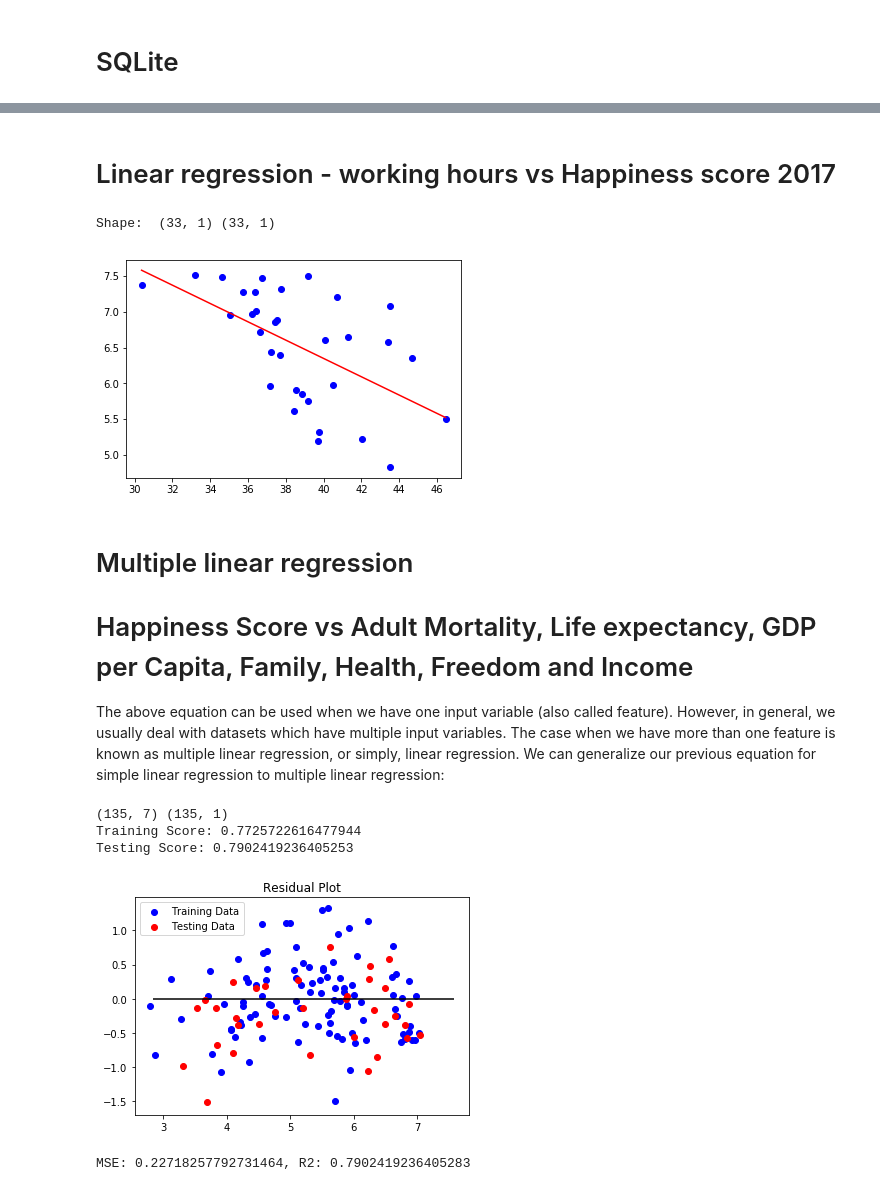
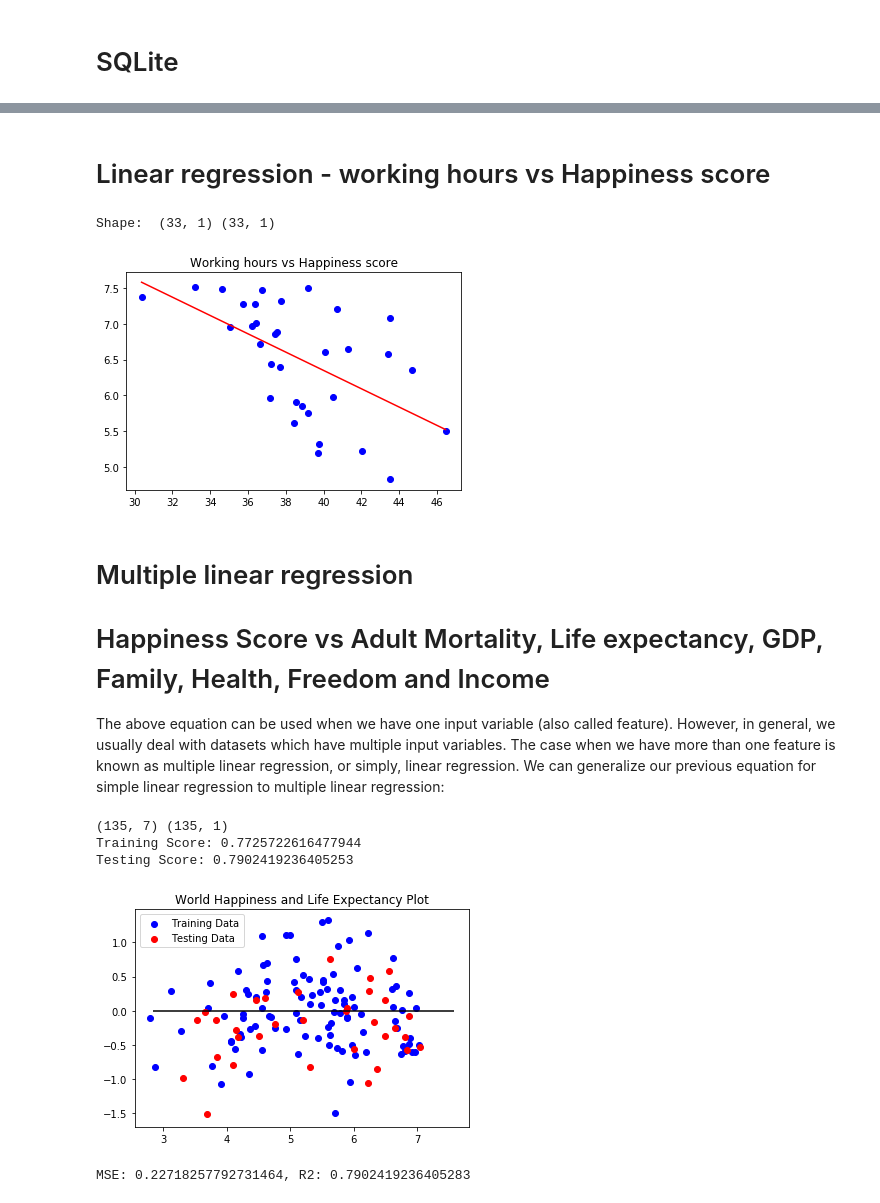
Before and after one commit to xliu510/Happiness, a Jupyter notebook: Import-export-clean-data.ipynb, the cells around one changed output, grey strips where cells are left out. Drawn from its saved outputs; the diff is of its cells as text; code cells hidden in the pictures.

```diff
--- a/Import-export-clean-data.ipynb
+++ b/Import-export-clean-data.ipynb
@@ -175,28 +177,29 @@ Shape:  (135, 1) (135, 1)
 # %% [markdown]
-# Linear regression - working hours vs Happiness score 2017
+# Linear regression - working hours vs Happiness score
 # %%
 # Create the model and fit the model to the data
 # Assign the data to X and y
 X = weekly_hours_avg_worked_job_ml_df_value_new_drop.Value.values.reshape(-1, 1)
 y = weekly_hours_avg_worked_job_ml_df_value_new_drop.Happiness_Score_2017.values.reshape(-1, 1)
 print("Shape: ", X.shape, y.shape)
 
 model = LinearRegression()
 model.fit(X, y)
 x_min = np.array([[X.min()]])
 x_max = np.array([[X.max()]])
 y_min = model.predict(x_min)
 y_max = model.predict(x_max)
 #Plot
 plt.scatter(X, y, c='blue')
 plt.plot([x_min[0], x_max[0]], [y_min[0], y_max[0]], c='red')
-plt.savefig('ml-images/weekly_hours_avg_worked_linear.png')
+plt.title('Working hours vs Happiness score')
+plt.savefig('flask/static/img/weekly_hours_avg_worked_linear.png')
 # %% [output]
 Shape:  (33, 1) (33, 1)
-[figure, old version]
+[figure, new version]
 # %% [markdown]
 # Multiple linear regression
-# Happiness Score vs Adult Mortality, Life expectancy, GDP per Capita, Family, Health, Freedom and Income
+# Happiness Score vs Adult Mortality, Life expectancy, GDP, Family, Health, Freedom and Income
 The above equation can be used when we have one input variable (also called feature). However, in general, we usually deal with datasets which have multiple input variables. The case when we have more than one feature is known as multiple linear regression, or simply, linear regression. We can generalize our previous equation for simple linear regression to multiple linear regression:
 # %%
 # Assign the data to X and y
@@ -223,13 +226,13 @@ plt.scatter(model.predict(X_train), model.predict(X_train) - y_train, c="blue",
 plt.scatter(model.predict(X_test), model.predict(X_test) - y_test, c="red", label="Testing Data")
 plt.legend()
 plt.hlines(y=0, xmin=y.min(), xmax=y.max())
-plt.title("Residual Plot")
-plt.savefig('ml-images/World_Happiness_Life_Expectancy_multilinear.png')
+plt.title("World Happiness and Life Expectancy Plot")
+plt.savefig('flask/static/img/World_Happiness_Life_Expectancy_multilinear.png')
 # %% [output]
 (135, 7) (135, 1)
 Training Score: 0.7725722616477944
 Testing Score: 0.7902419236405253
-[figure, old version]
+[figure, new version]
 # %%
 #MSE and R2
 from sklearn.preprocessing import StandardScaler
```
Also changed, not shown: parts of 8 cells of this notebook, 14 other files.
